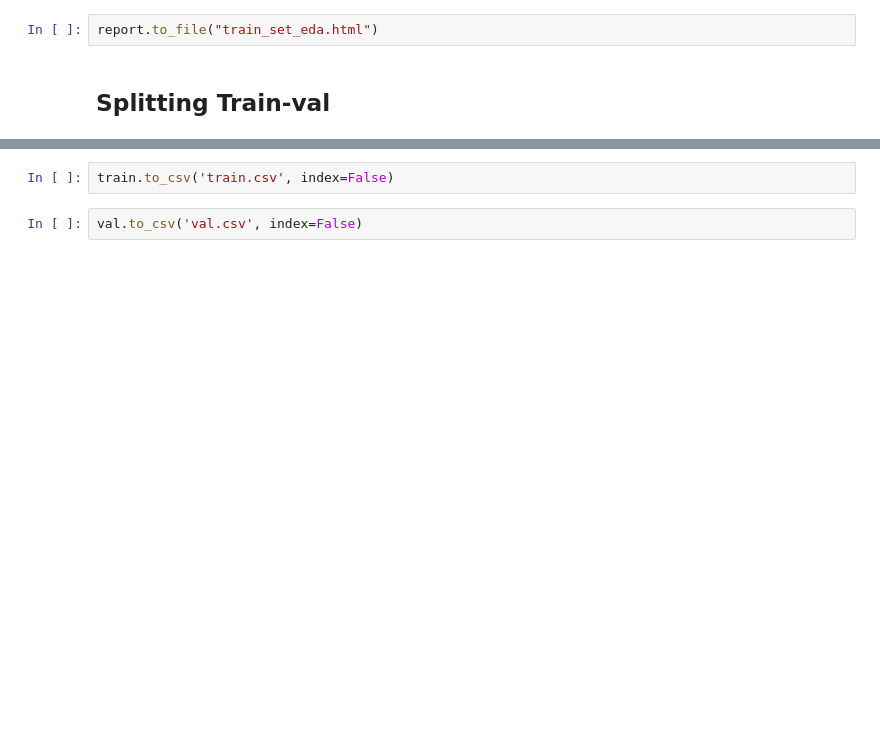
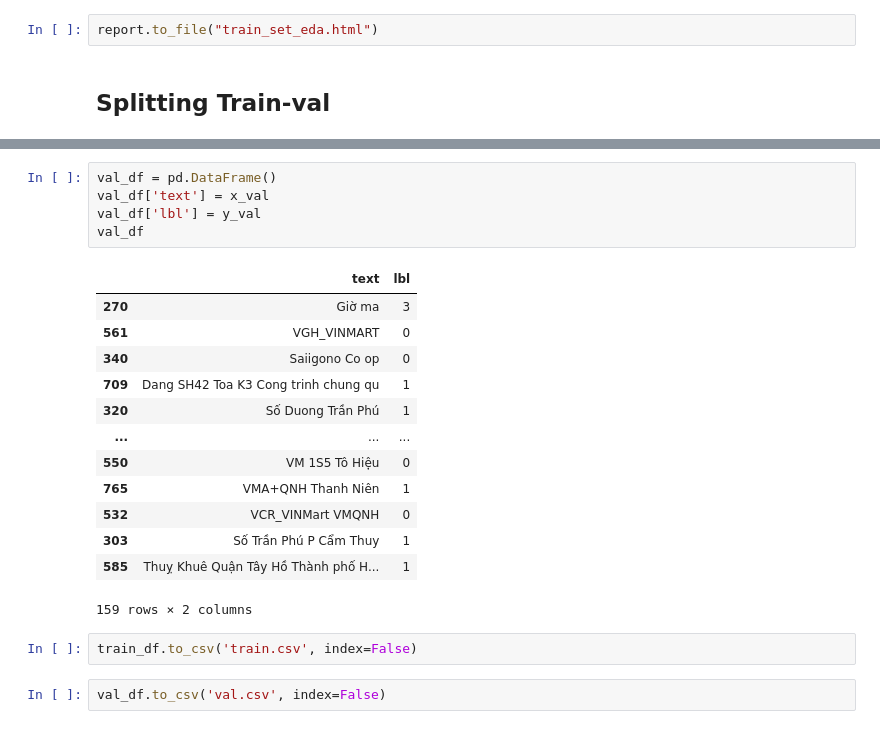
Before and after one commit to kaylode/vietnamese-ocr-toolbox, a Jupyter notebook: retrieval/text_classification/notebooks/split.ipynb, the cells around one changed output, grey strips where cells are left out. Drawn from its saved outputs; the diff is of its cells as text; blank space fills up the shorter version.

```diff
--- a/retrieval/text_classification/notebooks/split.ipynb
+++ b/retrieval/text_classification/notebooks/split.ipynb
@@ -102,4 +69,23 @@ val
+# %%
+val_df = pd.DataFrame()
+val_df['text'] = x_val
+val_df['lbl'] = y_val
+val_df
+# %% [output]
+|  | text | lbl |
+| 270 | Giờ ma | 3 |
+| 561 | VGH_VINMART | 0 |
+| 340 | Saiigono Co op | 0 |
+| 709 | Dang SH42 Toa K3 Cong trinh chung qu | 1 |
+| 320 | Số Duong Trần Phú | 1 |
+| ... | ... | ... |
+| 550 | VM 1S5 Tô Hiệu | 0 |
+| 765 | VMA+QNH Thanh Niên | 1 |
+| 532 | VCR_VINMart VMQNH | 0 |
+| 303 | Số Trần Phú P Cẩm Thuy | 1 |
+| 585 | Thuỵ Khuê Quận Tây Hồ Thành phố H... | 1 |
+159 rows × 2 columns
 # %%
-train.to_csv('train.csv', index=False)
+train_df.to_csv('train.csv', index=False)
 # %%
-val.to_csv('val.csv', index=False)
+val_df.to_csv('val.csv', index=False)
```
Also changed, not shown: parts of 6 cells of this notebook, 3 other files.
